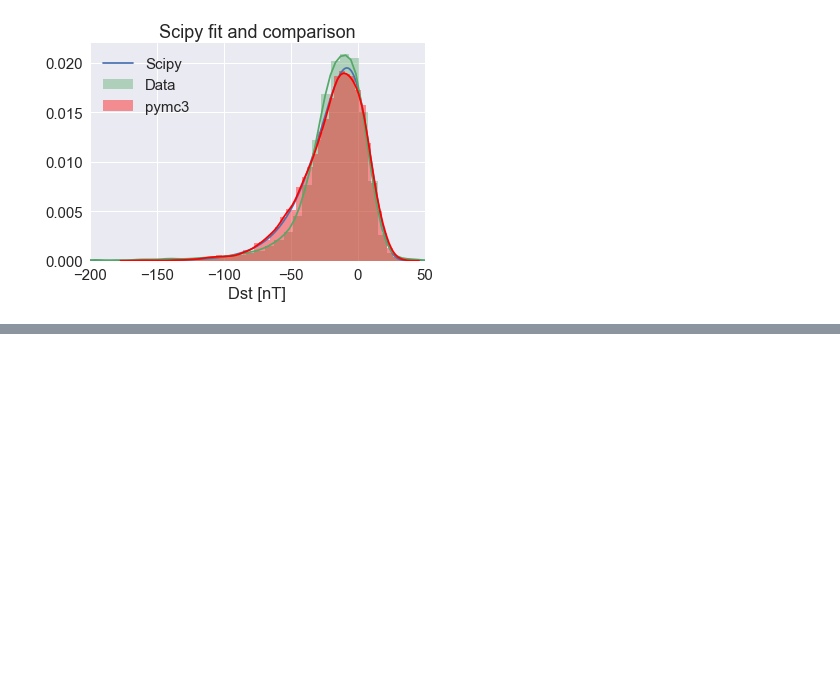
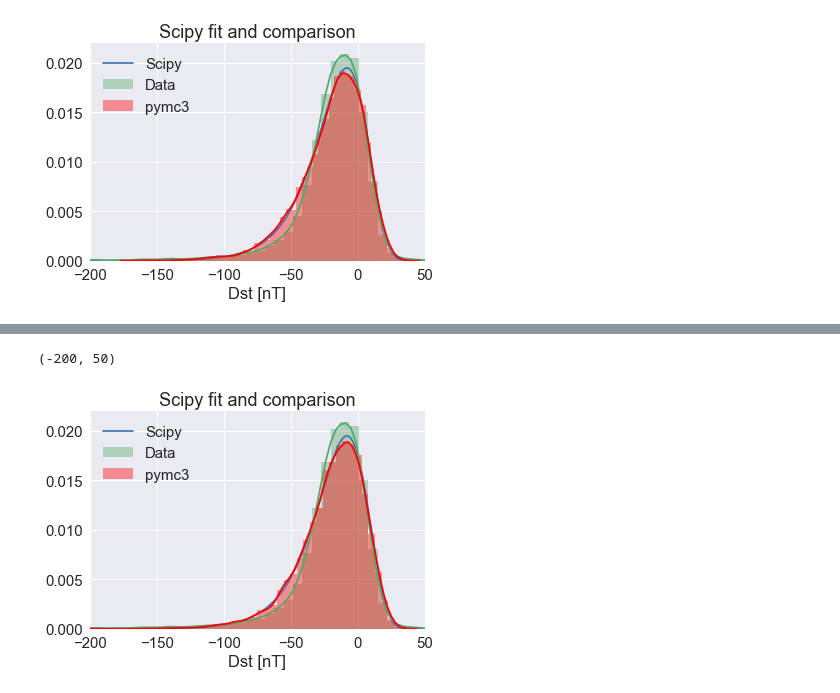
Before and after one commit to balarsen/pymc_learning, a Jupyter notebook: Distributions/Custom Gumbel_l.ipynb, the cells around one changed output, grey strips where cells are left out. Cells and saved outputs as stored; diff of their text form; code cells hidden in the pictures; blank space fills up the shorter version.

```diff
--- a/Distributions/Custom Gumbel_l.ipynb
+++ b/Distributions/Custom Gumbel_l.ipynb
@@ -129,0 +189,21 @@ plt.xlim((-200, 50))
+# %%
+ppc = np.asarray([scipy.stats.gumbel_l(scale=trace['scale'][ii],
+                                       loc=trace['loc'][ii]).rvs(size=10)
+                  for ii, v in enumerate(np.random.randint(0, len(trace), 1000))])
+d = scipy.stats.gumbel_l.fit(dst.loc['2000'])
+XX = np.linspace(-600, 100, 1000)
+
+plt.plot(XX, scipy.stats.gumbel_l(*d).pdf(XX), label='Scipy')
+
+sns.distplot(dst.loc['2000'], label='Data')
+
+sns.distplot(ppc.flatten(), label='pymc3', color='r',)
+
+
+plt.xlabel('Dst [nT]')
+plt.title('Scipy fit and comparison')
+plt.legend();
+plt.xlim((-200, 50))
+# %% [output]
+(-200, 50)
+[figure, added]
```
Also changed, not shown: parts of 8 cells of this notebook.
